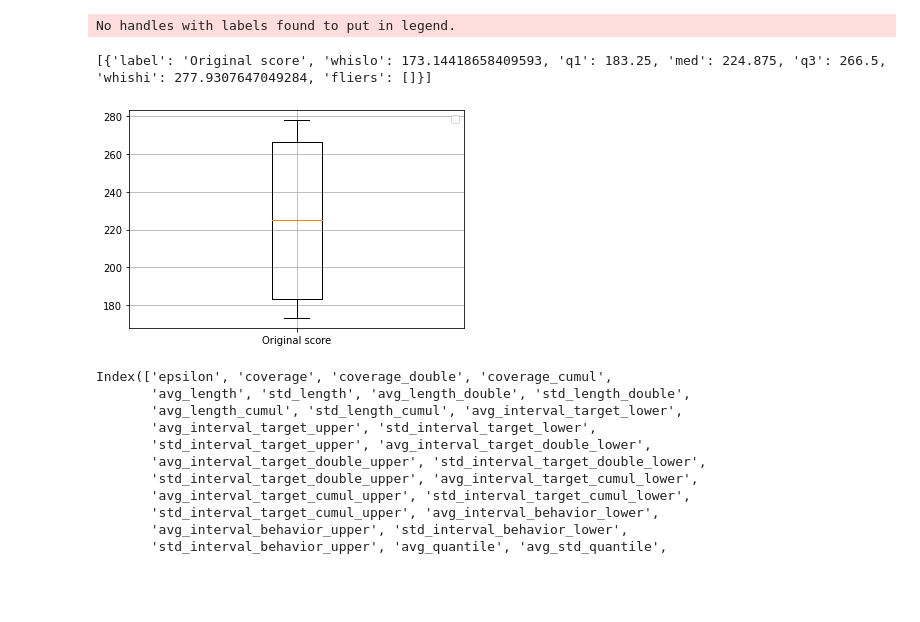
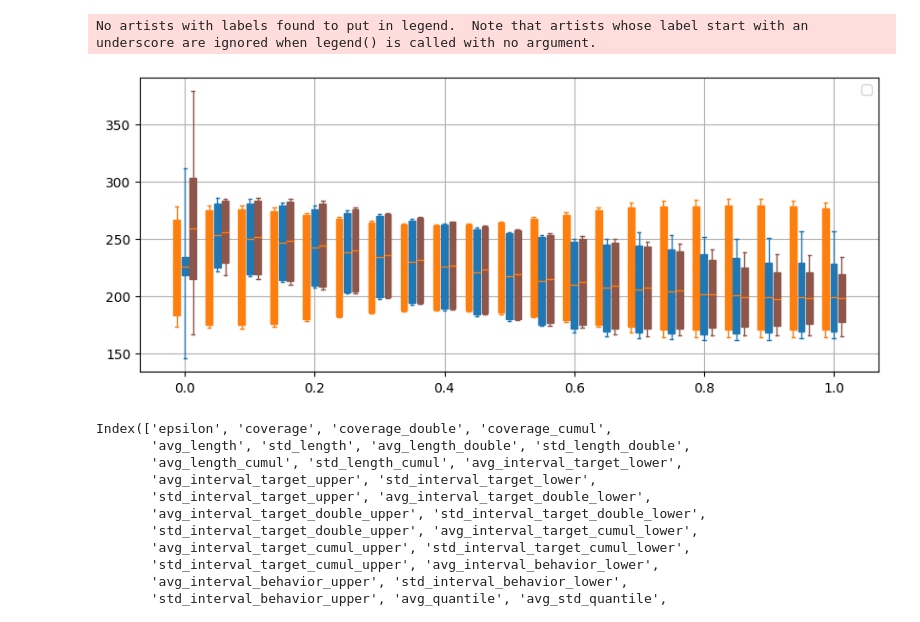
Before and after one commit to danielefoffano/Conformal_OPE_MDP, a Jupyter notebook: make_plots.ipynb, the cells around one changed output. Drawn from its saved outputs; the diff is of its cells as text; code cells hidden in the pictures; blank space fills up the shorter version.

Commit message:
update plot interval

```diff
--- a/make_plots.ipynb
+++ b/make_plots.ipynb
@@ -60,59 +51,66 @@ def compute_mean_std(key: str):
 keys = {
     'Original score': {
         'lower': 'interval_target_lower',
-        'upper': 'interval_target_upper'
+        'upper': 'interval_target_upper',
+        'color': 'tab:orange'
     },
-    # 'Double quantile score': {
-    #     'lower': 'interval_target_double_lower',
-    #     'upper': 'interval_target_double_upper'
-    # },
-    # 'Cumulative score': {
-    #     'lower': 'interval_target_cumul_lower',
-    #     'upper': 'interval_target_cumul_upper'
-    # }
+    'Double quantile score': {
+        'lower': 'interval_target_double_lower',
+        'upper': 'interval_target_double_upper',
+        'color': 'tab:blue'
+    },
+    'Cumulative score': {
+        'lower': 'interval_target_cumul_lower',
+        'upper': 'interval_target_cumul_upper',
+        'color': 'tab:brown'
+    }
 
 }
      # if id > 0:
         #     plt.plot(epsilons, mu_lower_original)
         # else:
         #     plt.plot(epsilons, mu_lower_original, label = name)
         # plt.fill_between(
         #     epsilons,
         #     mu_lower_original - ce_lower_original,
         #     mu_lower_original + ce_lower_original, alpha=0.2)
 
-fig, ax = plt.subplots()
-
-for name in keys:
+fig, ax = plt.subplots(figsize=(10,4))
+for name_id, name in enumerate(keys):
     mu_lower_original, std_lower_original, n_lower_original = compute_mean_std(keys[name]['lower'])
     ce_lower_original = compute_CE(mu_lower_original, std_lower_original, n_lower_original)
 
     mu_upper_original, std_upper_original, n_upper_original = compute_mean_std(keys[name]['upper'])
     ce_upper_original = compute_CE(mu_upper_original, std_upper_original, n_upper_original)
 
 
     median = (mu_upper_original + mu_lower_original)/2
 
     boxes = [
         {
             'label' : name,
-            'whislo': mu_lower_original[0] - ce_lower_original[0],    # Bottom whisker position
-            'q1'    : mu_lower_original[0],    # First quartile (25th percentile)
-            'med'   : median[0],    # Median         (50th percentile)
-            'q3'    : mu_upper_original[0],    # Third quartile (75th percentile)
-            'whishi': mu_upper_original[0] + ce_upper_original[0],    # Top whisker position
+            'whislo': mu_lower_original[id] - ce_lower_original[id],    # Bottom whisker position
+            'q1'    : mu_lower_original[id],    # First quartile (25th percentile)
+            'med'   : median[id],    # Median         (50th percentile)
+            'q3'    : mu_upper_original[id],    # Third quartile (75th percentile)
+            'whishi': mu_upper_original[id] + ce_upper_original[id],    # Top whisker position
             'fliers': []        # Outliers
         }
+        for id in range(len(epsilons))
     ]
-    print(boxes)
-    ax.bxp(boxes, showfliers=False)
+    offset = -0.0125 + 0.0125 * name_id
+    bp = ax.bxp(boxes, epsilons + offset, widths=0.01, showfliers=False, patch_artist=True, manage_ticks=False, showmeans=False)
+
+    for element in ['boxes', 'whiskers', 'fliers', 'caps']:
+        plt.setp(bp[element], color=keys[name]['color'])
+
+    #ax.set_xticks(epsilons)
 plt.grid()
 plt.legend()
 plt.show()
 # %% [output]
-No handles with labels found to put in legend.
+No artists with labels found to put in legend.  Note that artists whose label start with an underscore are ignored when legend() is called with no argument.
-[{'label': 'Original score', 'whislo': 173.14418658409593, 'q1': 183.25, 'med': 224.875, 'q3': 266.5, 'whishi': 277.9307647049284, 'fliers': []}]
-[figure, old version]
+[figure, new version]
 # %%
 data['empirical'][20][0].columns
 # %% [output]
```
Also changed, not shown: parts of 1 cell of this notebook.
